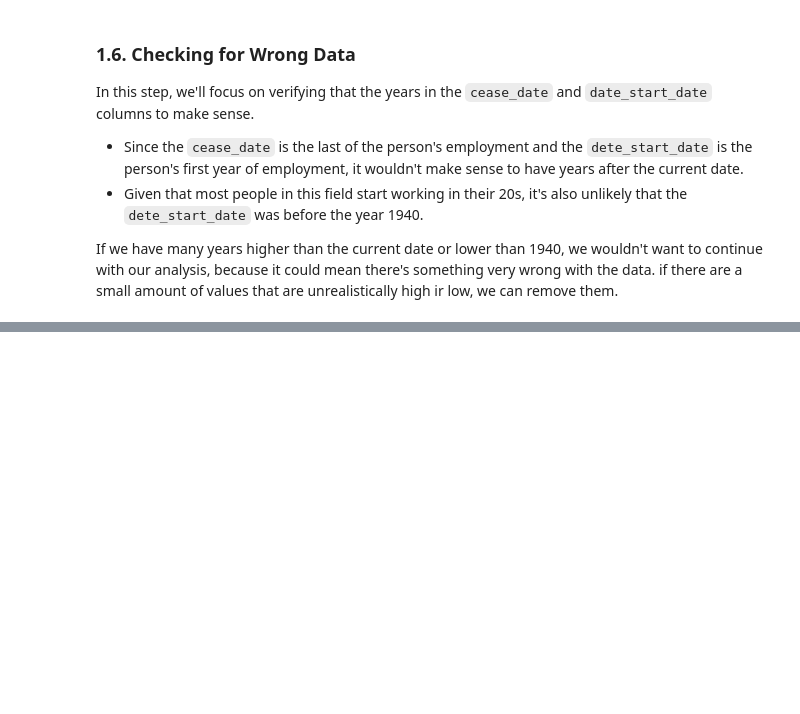
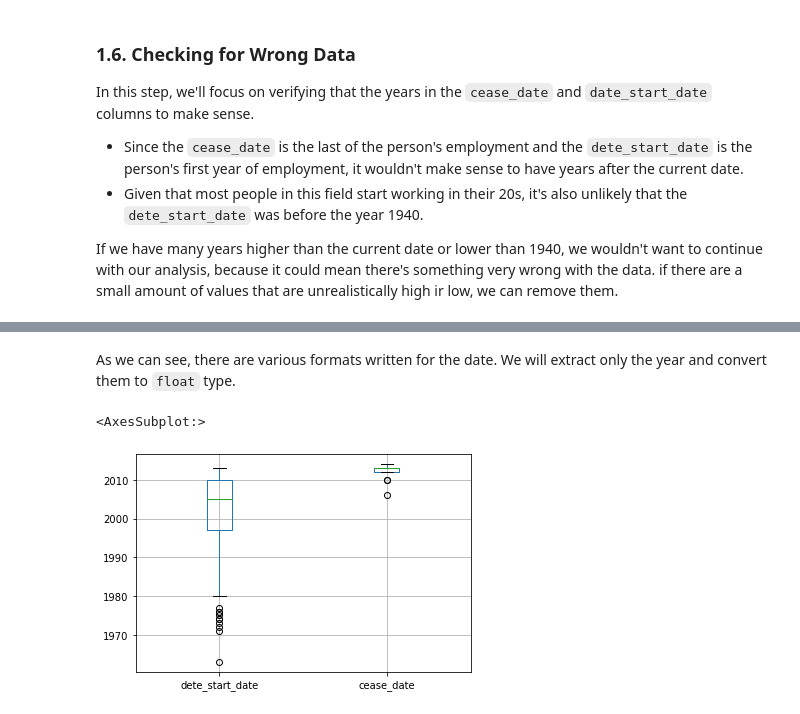
Before and after one commit to imanyahya/employee_exit_surveys, a Jupyter notebook: Employee Exit Surveys Analysis.ipynb, the cells around one changed output, grey strips where cells are left out. Cells and saved outputs as stored; diff of their text form; code cells hidden in the pictures; blank space fills up the shorter version.

```diff
--- a/Employee Exit Surveys Analysis.ipynb
+++ b/Employee Exit Surveys Analysis.ipynb
@@ -258,0 +280,9 @@ If we have many years higher than the current date or lower than 1940, we wouldn
+# %% [markdown]
+As we can see, there are various formats written for the date. We will extract only the year and convert them to `float` type.
+# %%
+dete_resignations['cease_date'] = dete_resignations['cease_date'].str[-4:].astype(float)
+# %%
+dete_resignations.boxplot(['dete_start_date', 'cease_date'])
+# %% [output]
+<AxesSubplot:>
+[figure, added]
```
Also changed, not shown: parts of 36 cells of this notebook.
